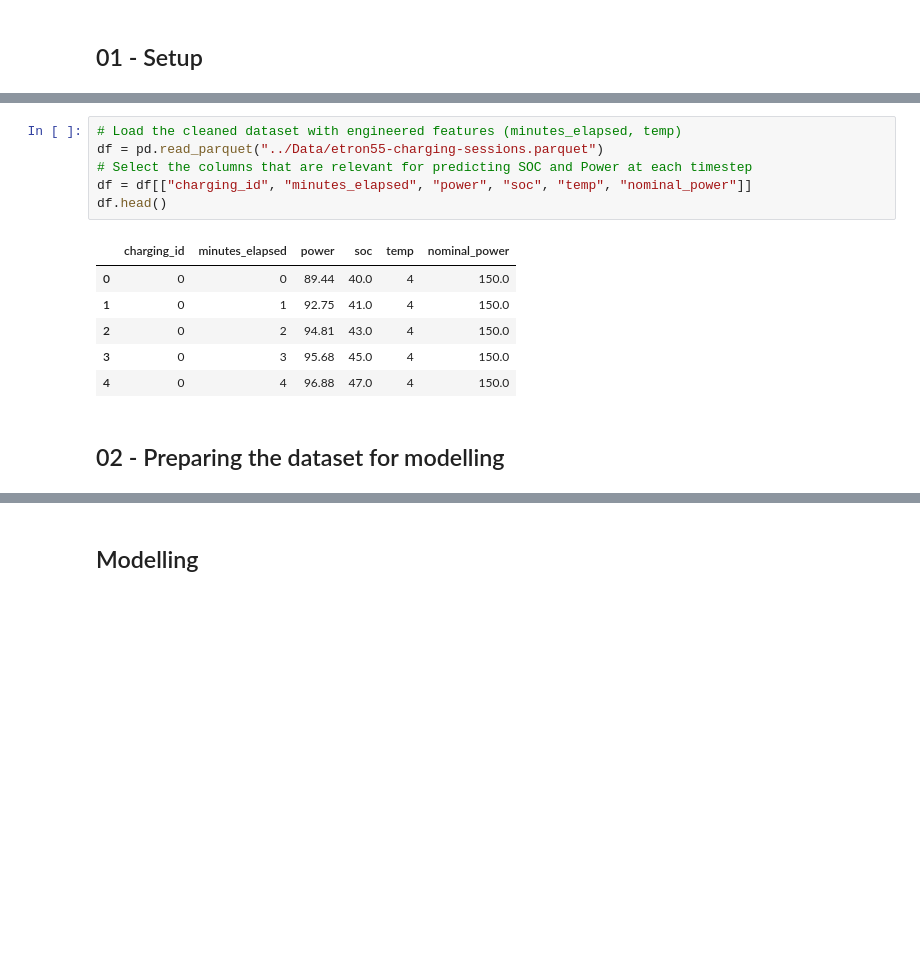
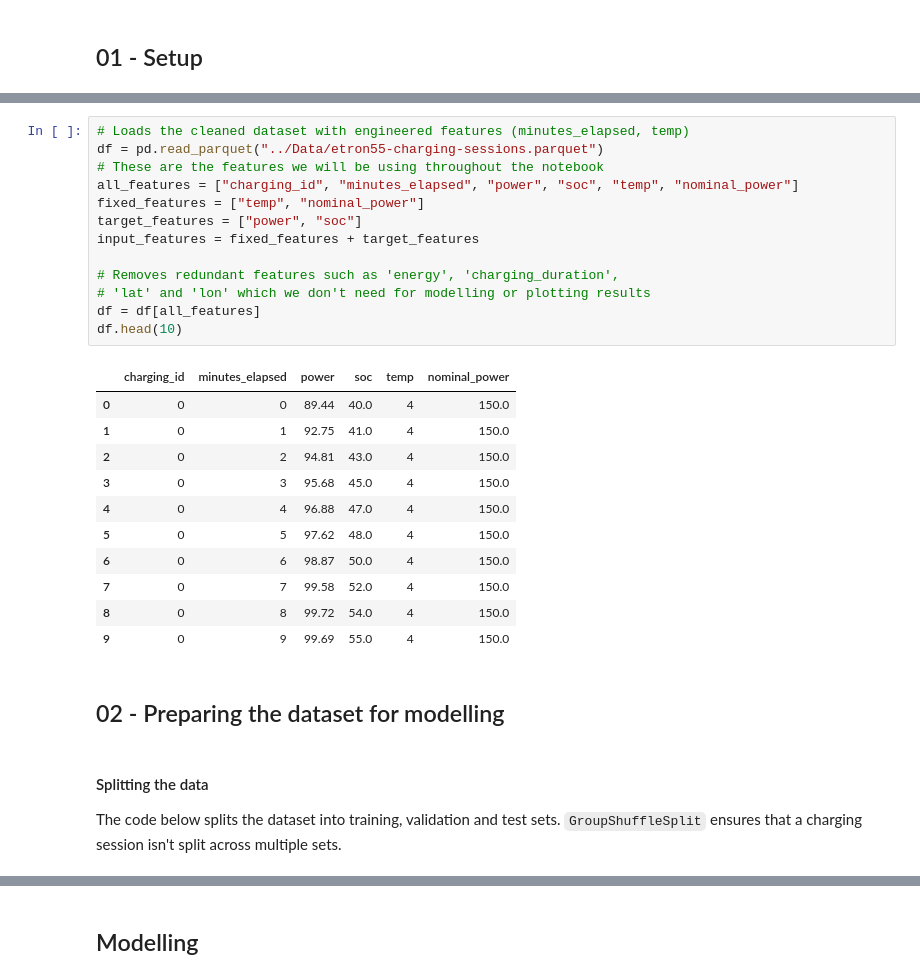
Before and after one commit to SebastianRokholt/Machine-Teaching-for-XAI--TimeSeries-Models, a Jupyter notebook: Notebooks/03__Modelling.ipynb, the cells around one changed output, grey strips where cells are left out. Drawn from its saved outputs; the diff is of its cells as text; blank space fills up the shorter version.

```diff
--- a/Notebooks/03__Modelling.ipynb
+++ b/Notebooks/03__Modelling.ipynb
@@ -27,16 +36,32 @@ RANDOM_SEED = 42
 # %%
-# Load the cleaned dataset with engineered features (minutes_elapsed, temp)
+# Loads the cleaned dataset with engineered features (minutes_elapsed, temp)
 df = pd.read_parquet("../Data/etron55-charging-sessions.parquet")
-# Select the columns that are relevant for predicting SOC and Power at each timestep
-df = df[["charging_id", "minutes_elapsed", "power", "soc", "temp", "nominal_power"]]
-df.head()
+# These are the features we will be using throughout the notebook
+all_features = ["charging_id", "minutes_elapsed", "power", "soc", "temp", "nominal_power"]
+fixed_features = ["temp", "nominal_power"]
+target_features = ["power", "soc"]
+input_features = fixed_features + target_features
+
+# Removes redundant features such as 'energy', 'charging_duration',
+# 'lat' and 'lon' which we don't need for modelling or plotting results
+df = df[all_features]
+df.head(10)
 # %% [output]
 |  | charging_id | minutes_elapsed | power | soc | temp | nominal_power |
 | 0 | 0 | 0 | 89.44 | 40.0 | 4 | 150.0 |
 | 1 | 0 | 1 | 92.75 | 41.0 | 4 | 150.0 |
 | 2 | 0 | 2 | 94.81 | 43.0 | 4 | 150.0 |
 | 3 | 0 | 3 | 95.68 | 45.0 | 4 | 150.0 |
 | 4 | 0 | 4 | 96.88 | 47.0 | 4 | 150.0 |
+| 5 | 0 | 5 | 97.62 | 48.0 | 4 | 150.0 |
+| 6 | 0 | 6 | 98.87 | 50.0 | 4 | 150.0 |
+| 7 | 0 | 7 | 99.58 | 52.0 | 4 | 150.0 |
+| 8 | 0 | 8 | 99.72 | 54.0 | 4 | 150.0 |
+| 9 | 0 | 9 | 99.69 | 55.0 | 4 | 150.0 |
 # %% [markdown]
 ## 02 - Preparing the dataset for modelling
+# %% [markdown]
+#### Splitting the data
+The code below splits the dataset into training, validation and test sets. </br>
+`GroupShuffleSplit` ensures that a charging session isn't split across multiple sets.
 # %%
```
Also changed, not shown: parts of 27 cells of this notebook, 4 other files.
